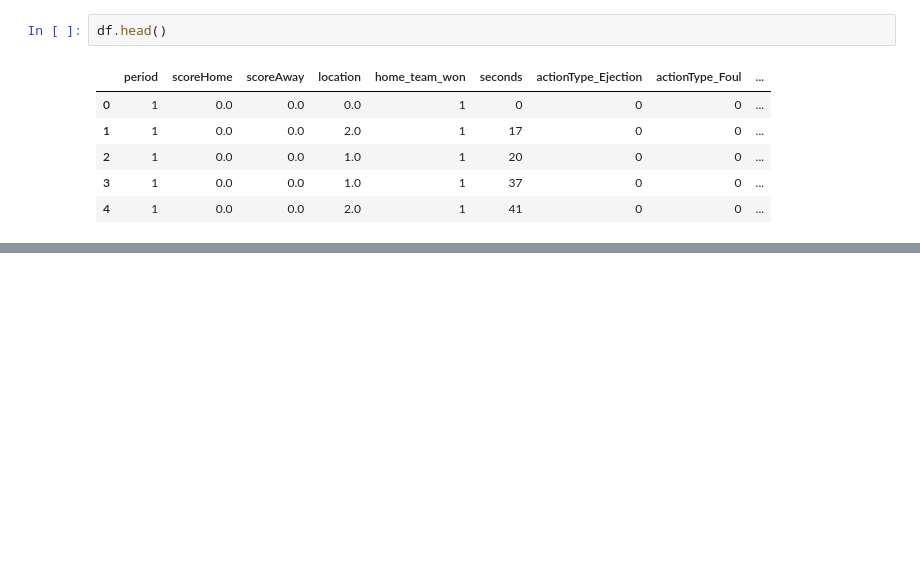
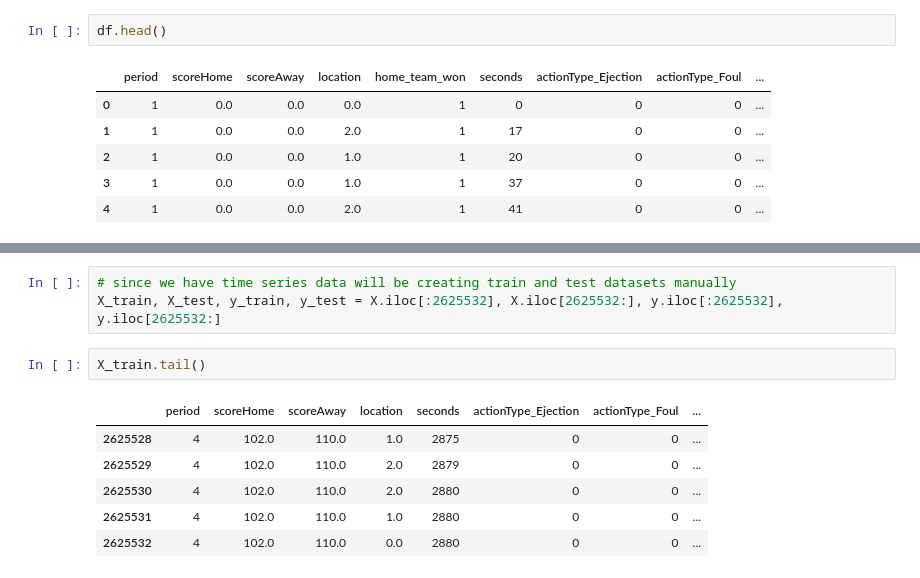
Before and after one commit to htaheri17/Real-Time-Win-Probability-Predictor, a Jupyter notebook: notebooks/win_probability_model.ipynb, the cells around one changed output, grey strips where cells are left out. Drawn from its saved outputs; the diff is of its cells as text; blank space fills up the shorter version.

```diff
--- a/notebooks/win_probability_model.ipynb
+++ b/notebooks/win_probability_model.ipynb
@@ -452,0 +492,12 @@ df.head()
+# %%
+# since we have time series data will be creating train and test datasets manually
+X_train, X_test, y_train, y_test = X.iloc[:2625532], X.iloc[2625532:], y.iloc[:2625532], y.iloc[2625532:]
+# %%
+X_train.tail()
+# %% [output]
+|  | period | scoreHome | scoreAway | location | seconds | actionType_Ejection | actionType_Foul | ... |
+| 2625528 | 4 | 102.0 | 110.0 | 1.0 | 2875 | 0 | 0 | ... |
+| 2625529 | 4 | 102.0 | 110.0 | 2.0 | 2879 | 0 | 0 | ... |
+| 2625530 | 4 | 102.0 | 110.0 | 2.0 | 2880 | 0 | 0 | ... |
+| 2625531 | 4 | 102.0 | 110.0 | 1.0 | 2880 | 0 | 0 | ... |
+| 2625532 | 4 | 102.0 | 110.0 | 0.0 | 2880 | 0 | 0 | ... |
```
Also changed, not shown: parts of 6 cells of this notebook.
